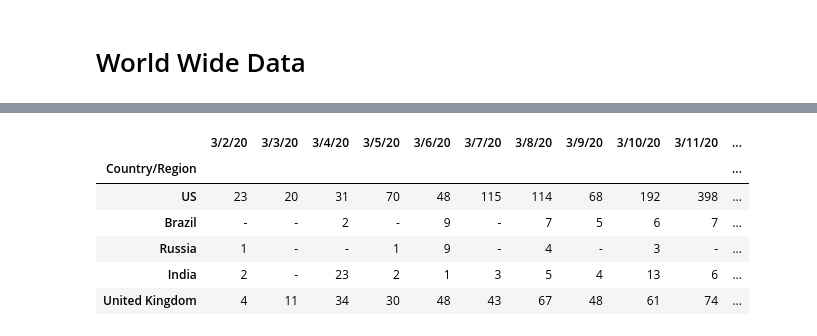
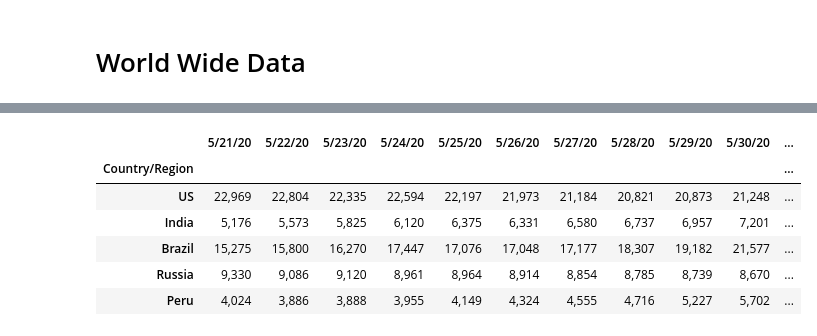
Before and after one commit to arkulkarni/COVID-19-Analysis, a Jupyter notebook: COVID-19-Analysis.ipynb, the cells around one changed output, grey strips where cells are left out. Saved outputs shown, nothing was run; the diff lists cells and outputs as text; code cells hidden in the pictures.

Commit message:
updates to world data to include 7 day daily MA

```diff
--- a/COVID-19-Analysis.ipynb
+++ b/COVID-19-Analysis.ipynb
@@ -450,28 +450,30 @@ dfConfirmedWorldTop[dfConfirmedWorldTop.columns[-DEFAULT_DAYS:]].style.format(In
 # %%
 dfConfirmedWorldTop5 = dfConfirmedWorldTop.head(5)
 
 dfConfirmedWorldTop5DailyDataCols = dfConfirmedWorldTop5[dfConfirmedWorldTop5.columns[4:]]
 dfConfirmedWorldTop5Daily = pd.concat([dfConfirmedWorldTop5[dfConfirmedWorldTop5.columns[:4]], dfConfirmedWorldTop5DailyDataCols.diff(axis=1)], axis=1)
 
+dfConfirmedWorldTop5Daily7dayMA = dfConfirmedWorldTop5Daily.rolling(window=7, axis=1).mean()
+
 data = [{
     'x': row[1].index[-DEFAULT_DAYS:],
     'y': row[1].values[-DEFAULT_DAYS:],
     'name': row[0]
-}  for row in dfConfirmedWorldTop5Daily.iterrows()]
+}  for row in dfConfirmedWorldTop5Daily7dayMA.iterrows()]
 
-layout = dict(title = 'World Daily New Confirmed Cases', updatemenus=LogLinearScale)
+layout = dict(title = 'World Daily New Confirmed Cases - 7 Day Average', updatemenus=LogLinearScale)
 py.iplot(dict(data=data, layout=layout))
 
-dfConfirmedWorldTop5Daily[dfConfirmedWorldTop5Daily.columns[-DEFAULT_DAYS:]].style.format(IntegerFormatter)
+dfConfirmedWorldTop5Daily7dayMA[dfConfirmedWorldTop5Daily7dayMA.columns[-DEFAULT_DAYS:]].style.format(IntegerFormatter)
 # %% [output]
 [interactive output not drawn]
-|  | 3/2/20 | 3/3/20 | 3/4/20 | 3/5/20 | 3/6/20 | 3/7/20 | 3/8/20 | 3/9/20 | 3/10/20 | 3/11/20 | ... |
+|  | 5/21/20 | 5/22/20 | 5/23/20 | 5/24/20 | 5/25/20 | 5/26/20 | 5/27/20 | 5/28/20 | 5/29/20 | 5/30/20 | ... |
 | Country/Region |  |  |  |  |  |  |  |  |  |  | ... |
-| US | 23 | 20 | 31 | 70 | 48 | 115 | 114 | 68 | 192 | 398 | ... |
-| Brazil | - | - | 2 | - | 9 | - | 7 | 5 | 6 | 7 | ... |
-| Russia | 1 | - | - | 1 | 9 | - | 4 | - | 3 | - | ... |
-| India | 2 | - | 23 | 2 | 1 | 3 | 5 | 4 | 13 | 6 | ... |
-| United Kingdom | 4 | 11 | 34 | 30 | 48 | 43 | 67 | 48 | 61 | 74 | ... |
+| US | 22,969 | 22,804 | 22,335 | 22,594 | 22,197 | 21,973 | 21,184 | 20,821 | 20,873 | 21,248 | ... |
+| India | 5,176 | 5,573 | 5,825 | 6,120 | 6,375 | 6,331 | 6,580 | 6,737 | 6,957 | 7,201 | ... |
+| Brazil | 15,275 | 15,800 | 16,270 | 17,447 | 17,076 | 17,048 | 17,177 | 18,307 | 19,182 | 21,577 | ... |
+| Russia | 9,330 | 9,086 | 9,120 | 8,961 | 8,964 | 8,914 | 8,854 | 8,785 | 8,739 | 8,670 | ... |
+| Peru | 4,024 | 3,886 | 3,888 | 3,955 | 4,149 | 4,324 | 4,555 | 4,716 | 5,227 | 5,702 | ... |
 # %%
 chinaDataDeaths = dfDeathsGlobal[dfDeathsGlobal['Country/Region'] == 'China'].sum()
 chinaDataDeaths['Province/State', 'Country/Region'] = [np.NaN, 'China']
```
Also changed, not shown: parts of 9 cells of this notebook.
